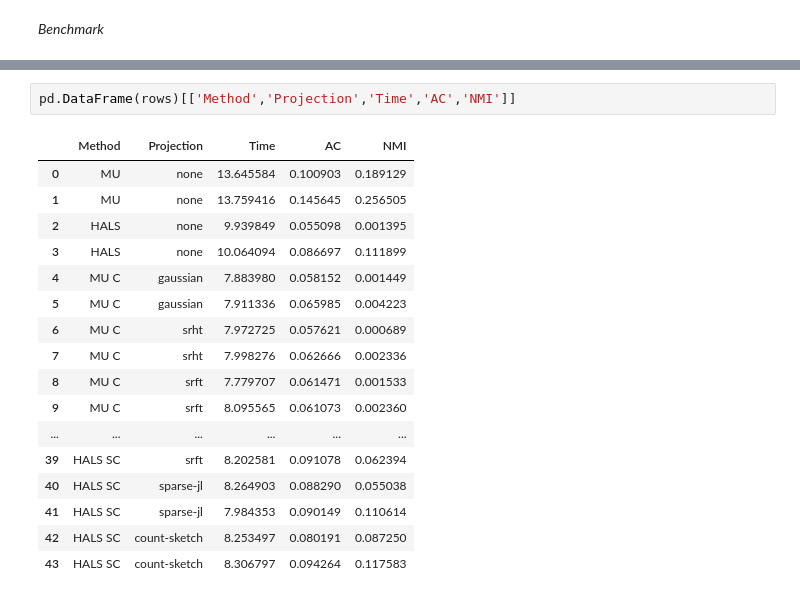
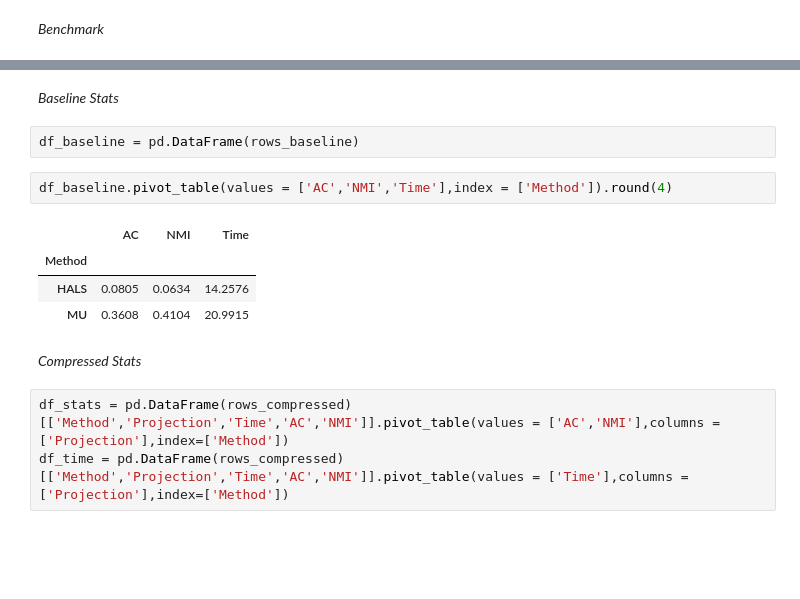
Before and after one commit to thomaswcole/stat-6104, a Jupyter notebook: section_5b.ipynb, the cells around one changed output, grey strips where cells are left out. Cells and saved outputs as stored; diff of their text form; blank space fills up the shorter version.

```diff
--- a/section_5b.ipynb
+++ b/section_5b.ipynb
@@ -209,20 +203,16 @@ Completed HALS SC, count-sketch, k=4
+# %% [markdown]
+*Baseline Stats*
+# %%
+df_baseline = pd.DataFrame(rows_baseline)
+# %%
+df_baseline.pivot_table(values = ['AC','NMI','Time'],index = ['Method']).round(4)
+# %% [output]
+|  | AC | NMI | Time |
+| Method |  |  |  |
+| HALS | 0.0805 | 0.0634 | 14.2576 |
+| MU | 0.3608 | 0.4104 | 20.9915 |
+# %% [markdown]
+*Compressed Stats*
 # %%
-pd.DataFrame(rows)[['Method','Projection','Time','AC','NMI']]
+df_stats = pd.DataFrame(rows_compressed)[['Method','Projection','Time','AC','NMI']].pivot_table(values = ['AC','NMI'],columns = ['Projection'],index=['Method'])
+df_time = pd.DataFrame(rows_compressed)[['Method','Projection','Time','AC','NMI']].pivot_table(values = ['Time'],columns = ['Projection'],index=['Method'])
-# %% [output]
-|  | Method | Projection | Time | AC | NMI |
-| 0 | MU | none | 13.645584 | 0.100903 | 0.189129 |
-| 1 | MU | none | 13.759416 | 0.145645 | 0.256505 |
-| 2 | HALS | none | 9.939849 | 0.055098 | 0.001395 |
-| 3 | HALS | none | 10.064094 | 0.086697 | 0.111899 |
-| 4 | MU C | gaussian | 7.883980 | 0.058152 | 0.001449 |
-| 5 | MU C | gaussian | 7.911336 | 0.065985 | 0.004223 |
-| 6 | MU C | srht | 7.972725 | 0.057621 | 0.000689 |
-| 7 | MU C | srht | 7.998276 | 0.062666 | 0.002336 |
-| 8 | MU C | srft | 7.779707 | 0.061471 | 0.001533 |
-| 9 | MU C | srft | 8.095565 | 0.061073 | 0.002360 |
-| ... | ... | ... | ... | ... | ... |
-| 39 | HALS SC | srft | 8.202581 | 0.091078 | 0.062394 |
-| 40 | HALS SC | sparse-jl | 8.264903 | 0.088290 | 0.055038 |
-| 41 | HALS SC | sparse-jl | 7.984353 | 0.090149 | 0.110614 |
-| 42 | HALS SC | count-sketch | 8.253497 | 0.080191 | 0.087250 |
-| 43 | HALS SC | count-sketch | 8.306797 | 0.094264 | 0.117583 |
```
Also changed, not shown: parts of 9 cells of this notebook, 4 other files.
